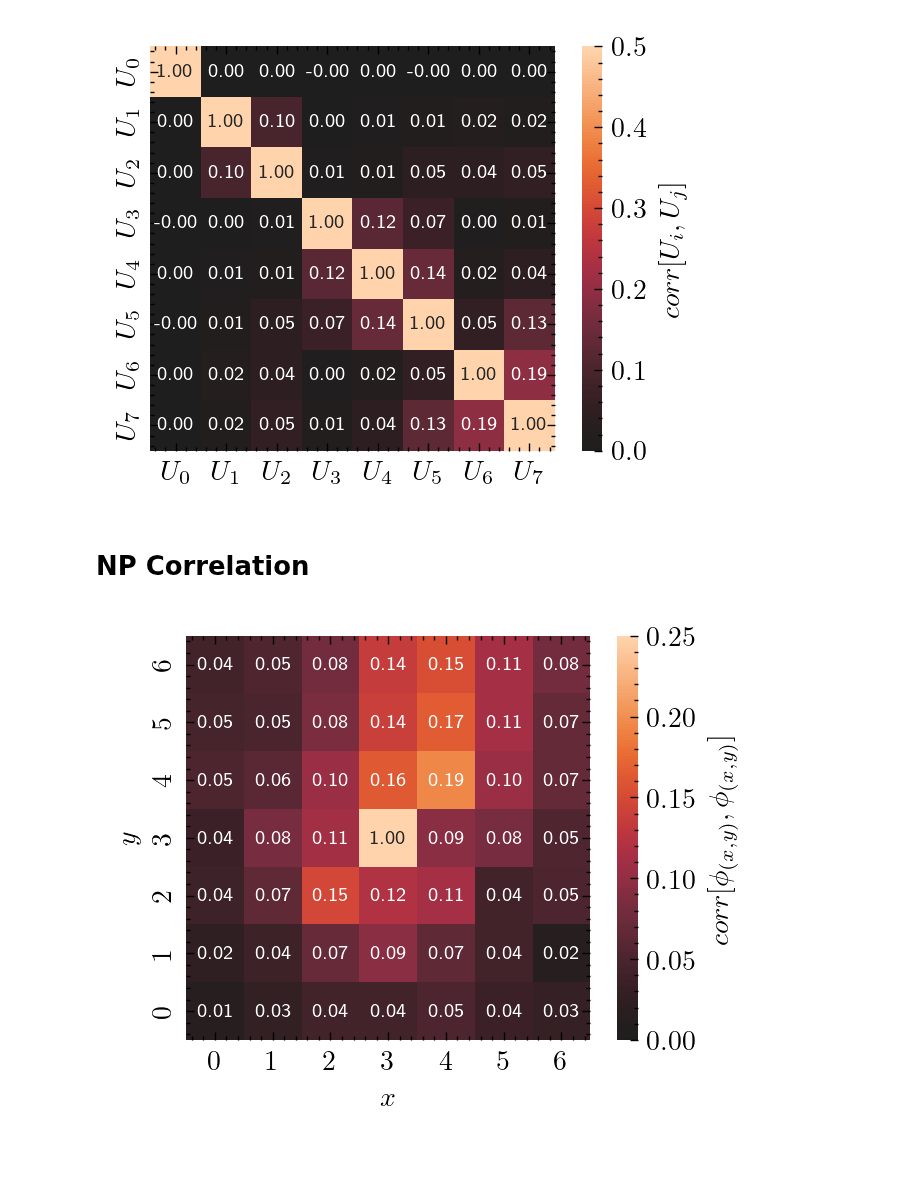
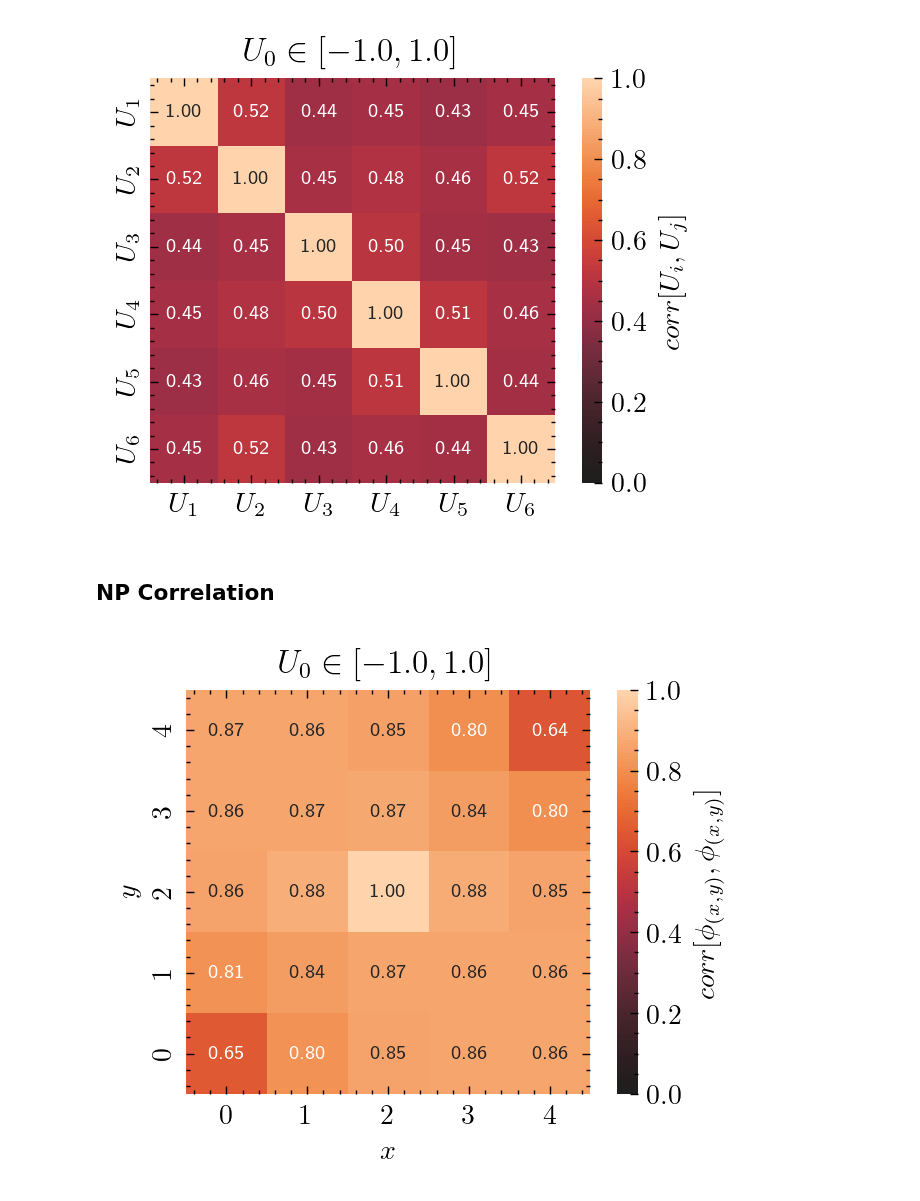
Before and after one commit to JonasMnsing/NanoNets, a Jupyter notebook: scripts/1_funding_period/floating_electrode/floating_electrode_time_series.ipynb, the cells around one changed output. Saved outputs shown, nothing was run; the diff lists cells and outputs as text; code cells hidden in the pictures; blank space fills up the shorter version.

Commit message:
floating electrode

```diff
--- a/scripts/1_funding_period/floating_electrode/floating_electrode_time_series.ipynb
+++ b/scripts/1_funding_period/floating_electrode/floating_electrode_time_series.ipynb
@@ -58,5 +54,5 @@ array([[-0.08925424,  0.        ,  0.        , ...,  0.        ,
 # %%
-target_electrode    = 7
+target_electrode    = 5
 sim_class           = nanonets.simulation(network_topology='cubic', topology_parameter=topology)
 sim_class.run_const_voltages(voltages=voltages, target_electrode=target_electrode, output_potential=True, verbose=True, sim_dic=sim_dic, save_th=0.1)
 # %%
@@ -73,8 +69,8 @@ electrode_votalges  = {i : pd.DataFrame(landscape_series[i]).iloc[:,:8]*1000 for
 time_vals           = {i : np.cumsum(sim_class.time_values[i])*1e9 for i in range(N_voltages)}
 not_finished        = output_vals[output_vals[1] != N_jumps].index
 # %%
-start       = 100
-volt_set    = 6
+start       = 1000
+volt_set    = 800
 
 with plt.style.context(["science","bright", "grid"]):
 
@@ -92,7 +88,8 @@ with plt.style.context(["science","bright", "grid"]):
             pass
             # ax.set_ylim(60,65)
         else:
-            ax.set_ylim(-8,8)
+            pass
+            # ax.set_ylim(-8,8)
 
         ax.set_ylabel(f"$U_{i}$ [mV]")
 
@@ -100,4 +97,5 @@ with plt.style.context(["science","bright", "grid"]):
             ax.set_xticklabels("")
 
     ax.set_xlabel("$t$ [ns]")
+    fig.savefig(f"plots/output_example_{N_particles}.svg")
 # %% [output]
@@ -111,0 +135,12 @@ Index([  3,   4,  17,  34,  41,  46,  54,  62,  84,  86,
+# %%
+with plt.style.context(["science","bright"]):
+
+    fig = plt.figure(dpi=200)
+
+    ax  = fig.add_subplot()
+    # ax  = sns.kdeplot(sum_finished, ax=ax, fill=True, bw_adjust=1.0)
+    ax  = sns.kdeplot(sum_not_finished, ax=ax, fill=True, bw_adjust=1.0)
+
+    ax.set_xlim(-500,500)
+    ax.set_xlabel("$\sum_{i=0}^{7} U_i$ [mV]")
+    fig.savefig(f"plots/volt_comparsion_{N_particles}.svg")
@@ -112,6 +151,6 @@ Index([  3,   4,  17,  34,  41,  46,  54,  62,  84,  86,
 # %%
-start           = 200
-avg_corr_vals   = pd.DataFrame(np.nanmean([electrode_votalges[i].iloc[start:,:].corr() for i in range(N_voltages) if i not in not_finished], axis=0))
+start           = 1000
+avg_corr_vals   = pd.DataFrame(np.nanmean([electrode_votalges[i].iloc[start:,1:N_electrodes-1].corr() for i in range(N_voltages) if i not in not_finished], axis=0))
 matrix          = np.triu(np.ones_like(avg_corr_vals, dtype=bool))
-rename_mapper   = {i : f"$U_{i}$" for i in range(N_electrodes)}
+rename_mapper   = {i-1 : f"$U_{i}$" for i in range(1,N_electrodes-1)}
 avg_corr_vals   = avg_corr_vals.rename(columns=rename_mapper, index=rename_mapper)
@@ -118,11 +167,14 @@ avg_corr_vals   = avg_corr_vals.rename(columns=rename_mapper, index=rename_mappe
 # %%
 with plt.style.context(["science","bright"]):
 
     fig = plt.figure(dpi=200)
     ax  = fig.add_subplot()
-    ax  = sns.heatmap(avg_corr_vals, vmin=0, vmax=0.5, annot=True, fmt='.2f', center=0, square=True, ax=ax, annot_kws={'size':'x-small'}, cbar_kws={'label':'$corr[U_i,U_j]$'})
+    ax  = sns.heatmap(avg_corr_vals, vmin=0, vmax=1.0, annot=True, fmt='.2f', center=0, square=True, ax=ax, annot_kws={'size':'x-small'}, cbar_kws={'label':'$corr[U_i,U_j]$'})
+    ax.set_title(f"$U_0 \in [{round(voltages[0,0],1)},{round(voltages[2000,0],1)}]$")
+
+    fig.savefig(f"plots/electrode_correlation_{N_particles}.svg")
 # %% [output]
-[figure, old version]
+[figure, new version]
 # %% [markdown]
-# NP Correlation
+## NP Correlation
 # %%
@@ -135,9 +187,12 @@ with plt.style.context(["science","bright"]):
 
     fig = plt.figure(dpi=200)
     ax  = fig.add_subplot()
-    ax = sns.heatmap(avg_np_corr, ax=ax, vmin=0.0, vmax=0.25, cbar_kws={'label':'$corr[\phi_{(x,y)},\phi_{(x,y)}]$'}, annot=True, fmt='.2f', annot_kws={'size':'x-small'}, center=0, square=True)
+    ax  = sns.heatmap(avg_np_corr, ax=ax, vmin=0.0, vmax=1.0, cbar_kws={'label':'$corr[\phi_{(x,y)},\phi_{(x,y)}]$'}, annot=True, fmt='.2f', annot_kws={'size':'x-small'}, center=0, square=True)
     ax.invert_yaxis()
     ax.set_xlabel("$x$")
     ax.set_ylabel("$y$")
+    ax.set_title(f"$U_0 \in [{round(voltages[0,0],1)},{round(voltages[2000,0],1)}]$")
+
+    fig.savefig(f"plots/np_correlation_{N_particles}.svg")
 # %% [output]
-[figure, old version]
+[figure, new version]
```
Also changed, not shown: parts of 18 cells of this notebook, 10 other files.
